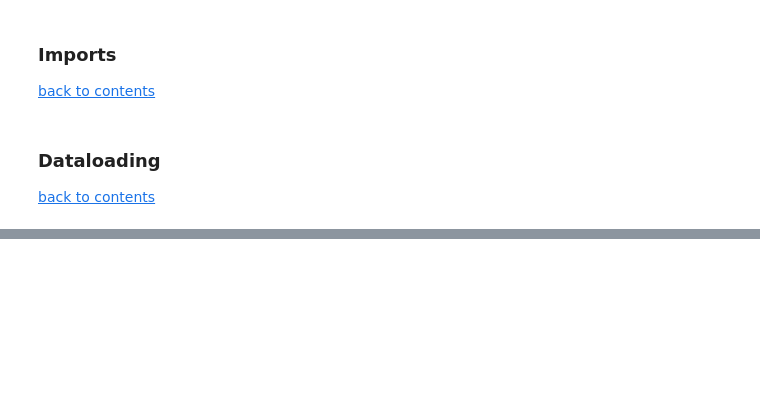
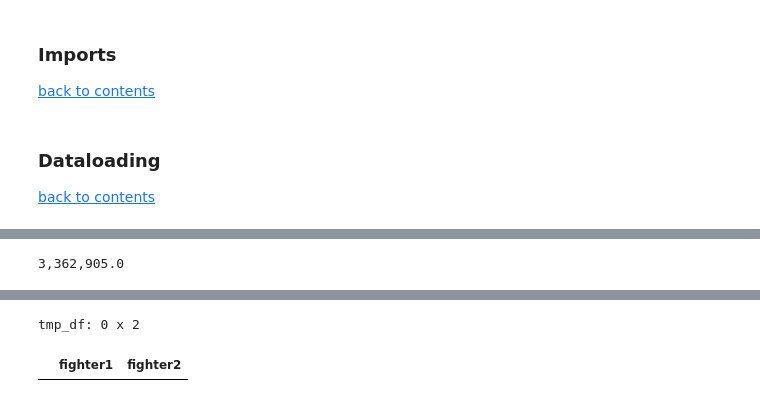
Before and after one commit to andreitsev/ufc, a Jupyter notebook: notebooks/1.1 Transfering data from minio to postgres.ipynb, the cells around one changed output, grey strips where cells are left out. Saved outputs shown, nothing was run; the diff lists cells and outputs as text; code cells hidden in the pictures; blank space fills up the shorter version.

```diff
--- a/notebooks/1.1 Transfering data from minio to postgres.ipynb
+++ b/notebooks/1.1 Transfering data from minio to postgres.ipynb
@@ -116,2 +208,13 @@ res_df: 49 x 165
+# %%
+fighters_clusters_lists = []
+for neighbouring_weights in neighbouring_weight_groups_dict.values():
+    current_cluster_set = set()
+    for weight_group in neighbouring_weights:
+        current_cluster_set = current_cluster_set.union(set(fighters_by_weight_dict[weight_group]))
+    fighters_clusters_lists.append(list(current_cluster_set))
+# Number of pairs it's reasonable to consider fights
+print(f"{sum([len(cluster)*(len(cluster) - 1) / 2 for cluster in fighters_clusters_lists]):,}")
+# %% [output]
+3,362,905.0
 # %%
 eng = get_pg_engine()
@@ -133,3 +230,38 @@ pd.read_sql('select * from raw_data.all_fights_info limit 3', eng)
 | 0 | Andre Muniz | Brendan Allen | middleweight bout | Submission | 3 | 4:25 | 3 Rnd (5-5-5) | Jason Herzog | February 25, 2023 | Las Vegas, Nevada, USA | ... |
 | 1 | Augusto Sakai | Don'Tale Mayes | heavyweight bout | Decision - Unanimous | 3 | 5:00 | 3 Rnd (5-5-5) | Kerry Hatley | February 25, 2023 | Las Vegas, Nevada, USA | ... |
 | 2 | Tatiana Suarez | Montana De La Rosa | women's flyweight bout | Submission | 2 | 2:51 | 3 Rnd (5-5-5) | Chris Tognoni | February 25, 2023 | Las Vegas, Nevada, USA | ... |
+# %%
+tmp_df = pd.read_sql(
+    """
+    with fighters as (
+        select
+            distinct names__1 as fighter
+        from
+            raw_data.all_fights_info
+        union
+            select
+                distinct names__2 as fighter
+            from
+                raw_data.all_fights_info
+    )
+
+    select
+        f1.fighter as fighter1
+        , f2.fighter as fighter2
+    from
+        fighters f1
+        full outer join
+            fighters f2
+        on
+            f1.fighter = f2.fighter
+    where
+        1 = 1
+        and f1.fighter != f2.fighter
+    """,
+    eng
+)
+print(f"tmp_df: {tmp_df.shape[0]:,} x {tmp_df.shape[1]:,}")
+tmp_df.head()
+# %% [output]
+tmp_df: 0 x 2
+|  | fighter1 | fighter2 |
```
Also changed, not shown: parts of 11 cells of this notebook, 2 other files.
